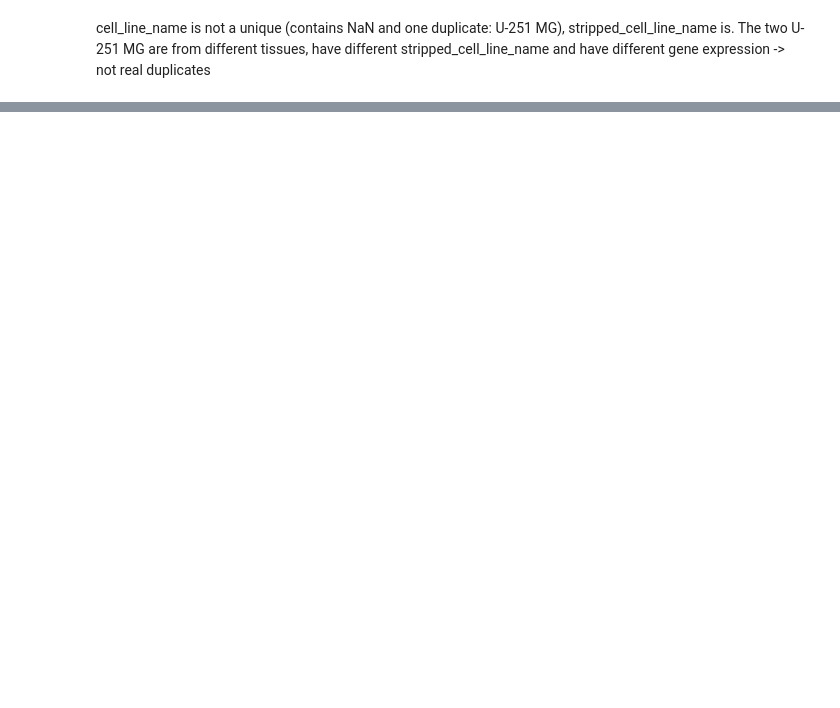
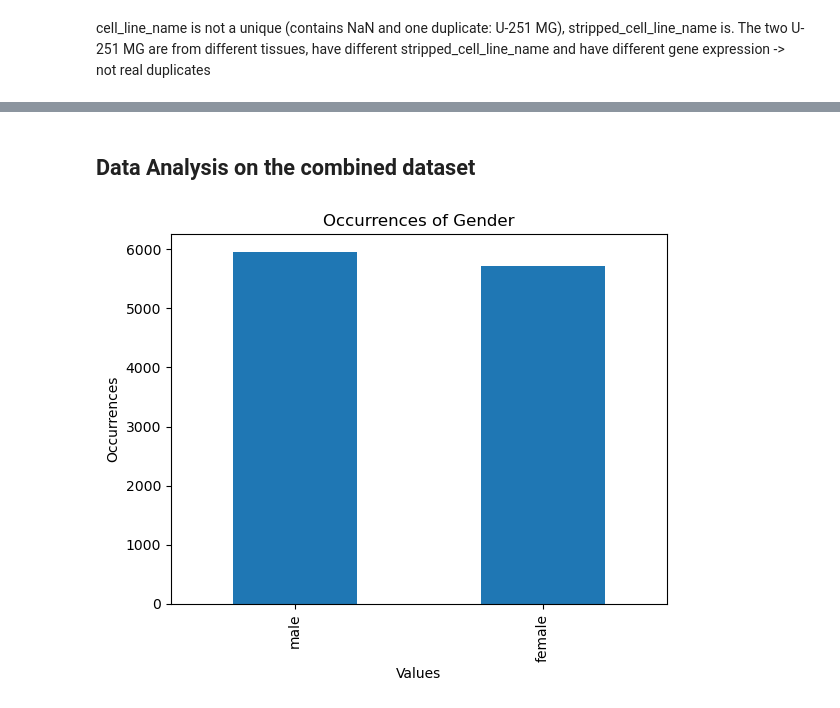
Before and after one commit to schrf/thesis, a Jupyter notebook: data_exploration.ipynb, the cells around one changed output, grey strips where cells are left out. Cells and saved outputs as stored; diff of their text form; code cells hidden in the pictures; blank space fills up the shorter version.

```diff
--- a/data_exploration.ipynb
+++ b/data_exploration.ipynb
@@ -116,0 +170,28 @@ ccle
+# %%
+tcga_combined = tcga.copy()
+
+# label all entries as tcga
+tcga_combined["dataset"] = np.full_like(tcga_combined.index, "tcga")
+
+# assign the gender
+tcga_combined["gender"] = tcga_metadata["gdc_cases.demographic.gender"]
+
+# age
+tcga_combined["age"] = tcga_metadata["cgc_case_age_at_diagnosis"]
+
+# disease
+tcga_combined["primary_disease"] = tcga_metadata['cgc_case_primary_site'].fillna('Unknown')
+# %%
+ccle_combined = ccle.copy()
+
+# label all entries as ccle
+ccle_combined["dataset"] = np.full_like(ccle_combined.index, "ccle")
+
+# assign the gender
+ccle_combined["gender"] = ccle_metadata["sex"].str.lower()
+
+# age
+ccle_combined["age"] = pd.to_numeric(ccle_metadata["age"], errors="coerce")
+
+# disease
+ccle_combined["primary_disease"] = ccle_metadata['primary_disease'].map(mapping)
@@ -116,0 +230,3 @@ ccle
+# %%
+data = pd.concat([tcga_combined, ccle_combined], axis=0)
+data
@@ -264,0 +415,13 @@ else:
+# %% [markdown]
+## Data Analysis on the combined dataset
+# %%
+occurrences = data["gender"].value_counts()
+
+# Plotting the occurrences as a bar plot
+occurrences.plot(kind='bar')
+plt.xlabel('Values')
+plt.ylabel('Occurrences')
+plt.title('Occurrences of Gender')
+plt.show()
+# %% [output]
+[figure, added]
```
Also changed, not shown: parts of 24 cells of this notebook.
